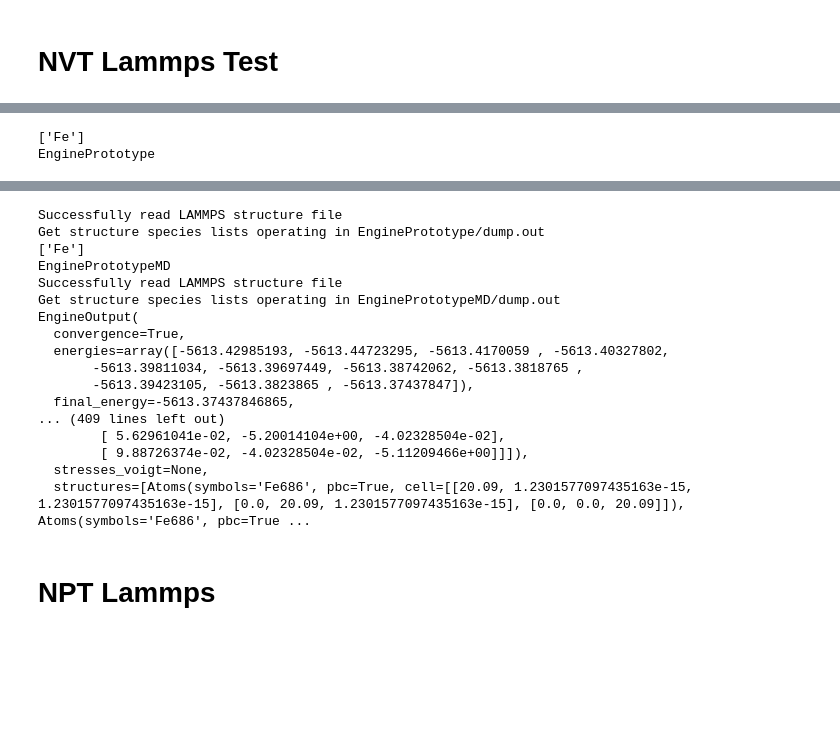
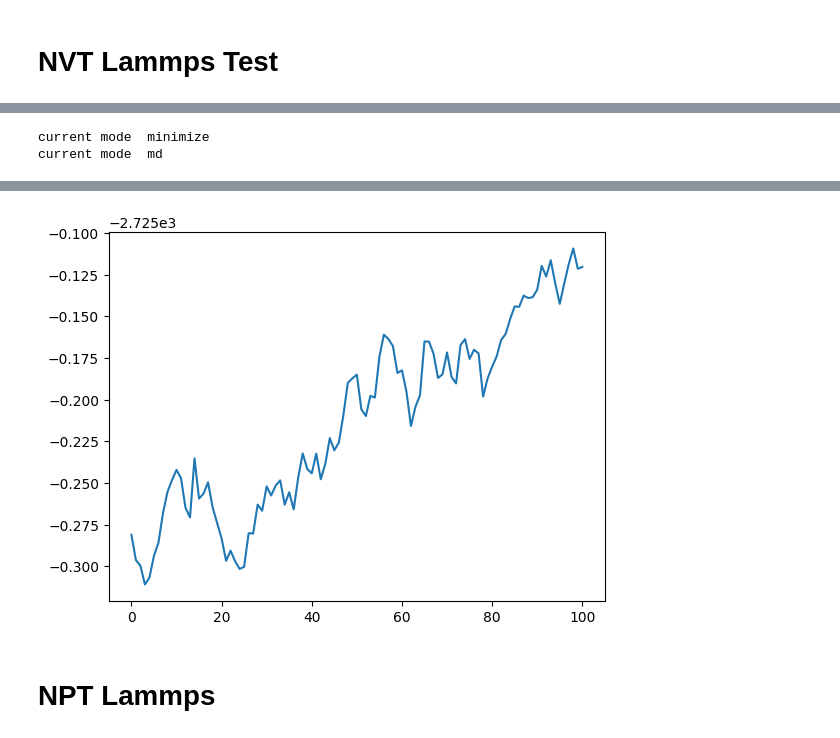
Before and after one commit to pyiron/pyiron_workflow_lammps, a Jupyter notebook: notebooks/EnginePrototype_lammps.ipynb, the cells around one changed output, grey strips where cells are left out. Saved outputs shown, nothing was run; the diff lists cells and outputs as text; code cells hidden in the pictures; blank space fills up the shorter version.

```diff
--- a/notebooks/EnginePrototype_lammps.ipynb
+++ b/notebooks/EnginePrototype_lammps.ipynb
@@ -124,10 +121,11 @@ EngineInput.max_evaluations = 1000000
 
 Engine = LammpsEngine(EngineInput = EngineInput)
 
-Engine.working_directory = "EnginePrototype_NVT/minimize"
-Engine.command = "/root/github_dev/lammps/build/lmp -in in.lmp -log minimize.log"
+Engine.working_directory = "EnginePrototype_NVT_minimize"
+Engine.command = f"{lmp_cmd} -in in.lmp -log minimize.log"
 Engine.lammps_log_filepath = "minimize.log"
-Engine.path_to_model = "/root/github_dev/test_workflow_nodes/2025_04_29_FeGB_Segregation_Workflows/final_model"
+Engine.input_script_pair_style = "eam/fs"
+Engine.path_to_model = os.getcwd() + "/Al-Fe.eam.fs"
 
 wf.relax_calc = calculate_structure_node(structure = structure,
                                          calculation_engine = Engine)
@@ -137,22 +135,25 @@ MD_EngineInput = CalcInputMD(mode = "NVT",
                           seed = 42,
                           time_step = 0.001,
                           n_print = 10,
-                          n_ionic_steps = 100,
+                          n_ionic_steps = 1000,
                           thermostat = "langevin")
 
 MD_Engine = LammpsEngine(EngineInput = MD_EngineInput)
 
 MD_Engine.working_directory = "EnginePrototype_NVT/nvt"
-MD_Engine.command = "/root/github_dev/lammps/build/lmp -in in.lmp -log minimize.log"
-MD_Engine.lammps_log_filepath = "minimize.log"
-MD_Engine.path_to_model = "/root/github_dev/test_workflow_nodes/2025_04_29_FeGB_Segregation_Workflows/final_model"
+MD_Engine.command = f"{lmp_cmd} -in in.lmp -log nvt.log"
+MD_Engine.lammps_log_filepath = "nvt.log"
+MD_Engine.input_script_pair_style = "eam/fs"
+MD_Engine.path_to_model = os.getcwd() + "/Al-Fe.eam.fs"
 
-wf.calc = calculate_structure_node(structure = wf.relax_calc.outputs.calc_output["lammps_output"].final_structure,
+wf.calc = calculate_structure_node(structure = wf.relax_calc.outputs.calc_output.final_structure,
                                    calculation_engine = MD_Engine)
 wf.run()
 # try:
 #     wf.run()
 # except Exception as e:
 #     print("Failed because of: ", e)
-print(wf.calc.outputs.calc_output["lammps_output"].value)
+# print(wf.calc.outputs.calc_output.value)
+import matplotlib.pyplot as plt
+plt.plot(wf.calc.outputs.calc_output.value.energies)
 # %% [output]
@@ -160,2 +162,2 @@ print(wf.calc.outputs.calc_output["lammps_output"].value)
-['Fe']
-EnginePrototype
+current mode  minimize
+current mode  md
@@ -163,20 +165,4 @@ EnginePrototype
-Successfully read LAMMPS structure file
-Get structure species lists operating in EnginePrototype/dump.out
-['Fe']
-EnginePrototypeMD
-Successfully read LAMMPS structure file
-Get structure species lists operating in EnginePrototypeMD/dump.out
-EngineOutput(
-  convergence=True,
-  energies=array([-5613.42985193, -5613.44723295, -5613.4170059 , -5613.40327802,
-       -5613.39811034, -5613.39697449, -5613.38742062, -5613.3818765 ,
-       -5613.39423105, -5613.3823865 , -5613.37437847]),
-  final_energy=-5613.37437846865,
-... (409 lines left out)
-        [ 5.62961041e-02, -5.20014104e+00, -4.02328504e-02],
-        [ 9.88726374e-02, -4.02328504e-02, -5.11209466e+00]]]),
-  stresses_voigt=None,
-  structures=[Atoms(symbols='Fe686', pbc=True, cell=[[20.09, 1.2301577097435163e-15, 1.2301577097435163e-15], [0.0, 20.09, 1.2301577097435163e-15], [0.0, 0.0, 20.09]]), Atoms(symbols='Fe686', pbc=True ...
+[figure, added]
 # %% [markdown]
 # NPT Lammps
 # %%
```
Also changed, not shown: parts of 6 cells of this notebook, 2 other files.
